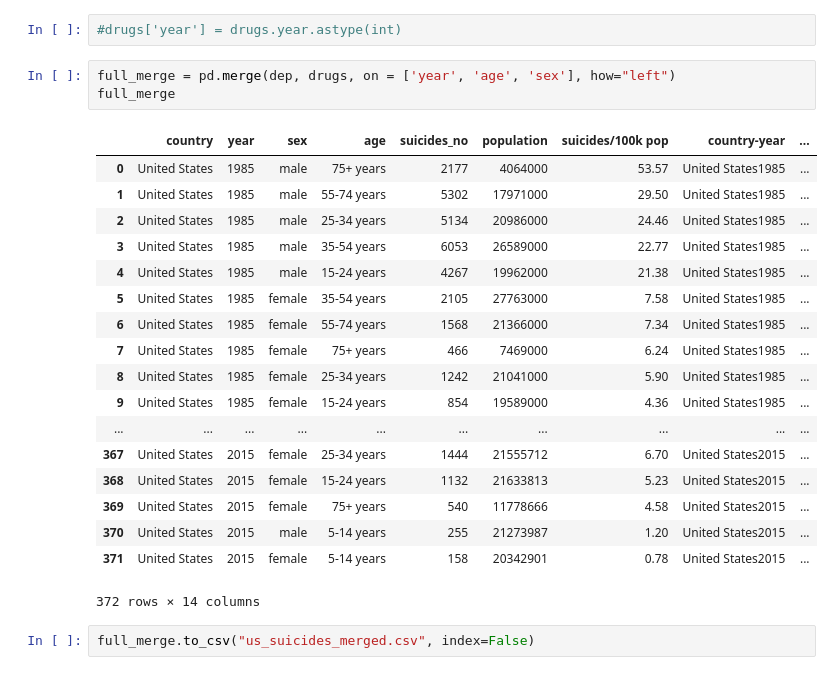
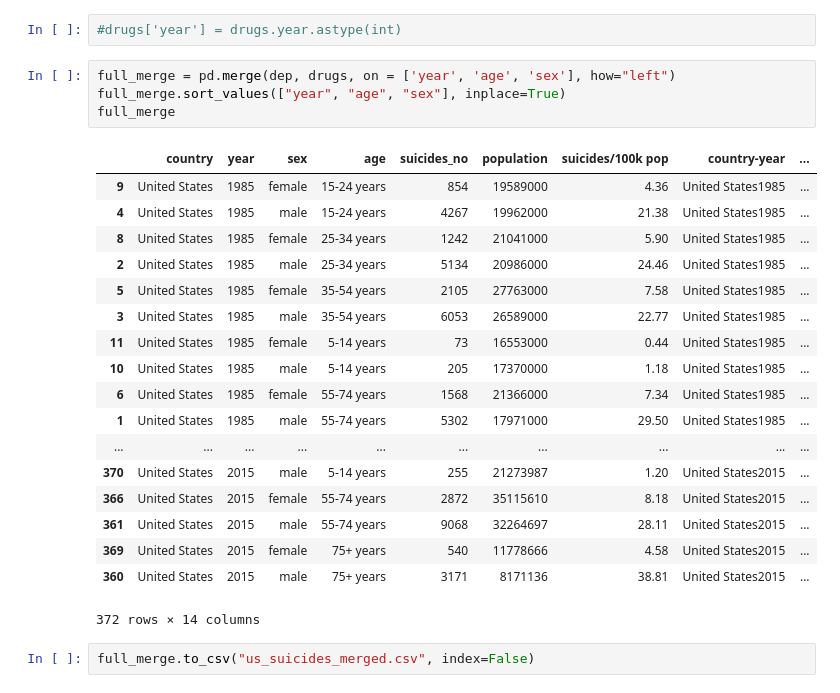
Before and after one commit to kanam12/ieor142finalproject, a Jupyter notebook: Merge.ipynb, the cells around one changed output. Cells and saved outputs as stored; diff of their text form.

```diff
--- a/Merge.ipynb
+++ b/Merge.ipynb
@@ -149,25 +149,26 @@ drugs.head()
 #drugs['year'] = drugs.year.astype(int)
 # %%
 full_merge = pd.merge(dep, drugs, on = ['year', 'age', 'sex'], how="left")
+full_merge.sort_values(["year", "age", "sex"], inplace=True)
 full_merge
 # %% [output]
 |  | country | year | sex | age | suicides_no | population | suicides/100k pop | country-year | ... |
-| 0 | United States | 1985 | male | 75+ years | 2177 | 4064000 | 53.57 | United States1985 | ... |
+| 9 | United States | 1985 | female | 15-24 years | 854 | 19589000 | 4.36 | United States1985 | ... |
+| 4 | United States | 1985 | male | 15-24 years | 4267 | 19962000 | 21.38 | United States1985 | ... |
+| 8 | United States | 1985 | female | 25-34 years | 1242 | 21041000 | 5.90 | United States1985 | ... |
+| 2 | United States | 1985 | male | 25-34 years | 5134 | 20986000 | 24.46 | United States1985 | ... |
+| 5 | United States | 1985 | female | 35-54 years | 2105 | 27763000 | 7.58 | United States1985 | ... |
+| 3 | United States | 1985 | male | 35-54 years | 6053 | 26589000 | 22.77 | United States1985 | ... |
+| 11 | United States | 1985 | female | 5-14 years | 73 | 16553000 | 0.44 | United States1985 | ... |
+| 10 | United States | 1985 | male | 5-14 years | 205 | 17370000 | 1.18 | United States1985 | ... |
+| 6 | United States | 1985 | female | 55-74 years | 1568 | 21366000 | 7.34 | United States1985 | ... |
 | 1 | United States | 1985 | male | 55-74 years | 5302 | 17971000 | 29.50 | United States1985 | ... |
-| 2 | United States | 1985 | male | 25-34 years | 5134 | 20986000 | 24.46 | United States1985 | ... |
-| 3 | United States | 1985 | male | 35-54 years | 6053 | 26589000 | 22.77 | United States1985 | ... |
-| 4 | United States | 1985 | male | 15-24 years | 4267 | 19962000 | 21.38 | United States1985 | ... |
-| 5 | United States | 1985 | female | 35-54 years | 2105 | 27763000 | 7.58 | United States1985 | ... |
-| 6 | United States | 1985 | female | 55-74 years | 1568 | 21366000 | 7.34 | United States1985 | ... |
-| 7 | United States | 1985 | female | 75+ years | 466 | 7469000 | 6.24 | United States1985 | ... |
-| 8 | United States | 1985 | female | 25-34 years | 1242 | 21041000 | 5.90 | United States1985 | ... |
-| 9 | United States | 1985 | female | 15-24 years | 854 | 19589000 | 4.36 | United States1985 | ... |
 | ... | ... | ... | ... | ... | ... | ... | ... | ... | ... |
-| 367 | United States | 2015 | female | 25-34 years | 1444 | 21555712 | 6.70 | United States2015 | ... |
-| 368 | United States | 2015 | female | 15-24 years | 1132 | 21633813 | 5.23 | United States2015 | ... |
+| 370 | United States | 2015 | male | 5-14 years | 255 | 21273987 | 1.20 | United States2015 | ... |
+| 366 | United States | 2015 | female | 55-74 years | 2872 | 35115610 | 8.18 | United States2015 | ... |
+| 361 | United States | 2015 | male | 55-74 years | 9068 | 32264697 | 28.11 | United States2015 | ... |
 | 369 | United States | 2015 | female | 75+ years | 540 | 11778666 | 4.58 | United States2015 | ... |
-| 370 | United States | 2015 | male | 5-14 years | 255 | 21273987 | 1.20 | United States2015 | ... |
-| 371 | United States | 2015 | female | 5-14 years | 158 | 20342901 | 0.78 | United States2015 | ... |
+| 360 | United States | 2015 | male | 75+ years | 3171 | 8171136 | 38.81 | United States2015 | ... |
 372 rows × 14 columns
 # %%
 full_merge.to_csv("us_suicides_merged.csv", index=False)
```
Also changed, not shown: parts of 1 cell of this notebook, 1 other file.
